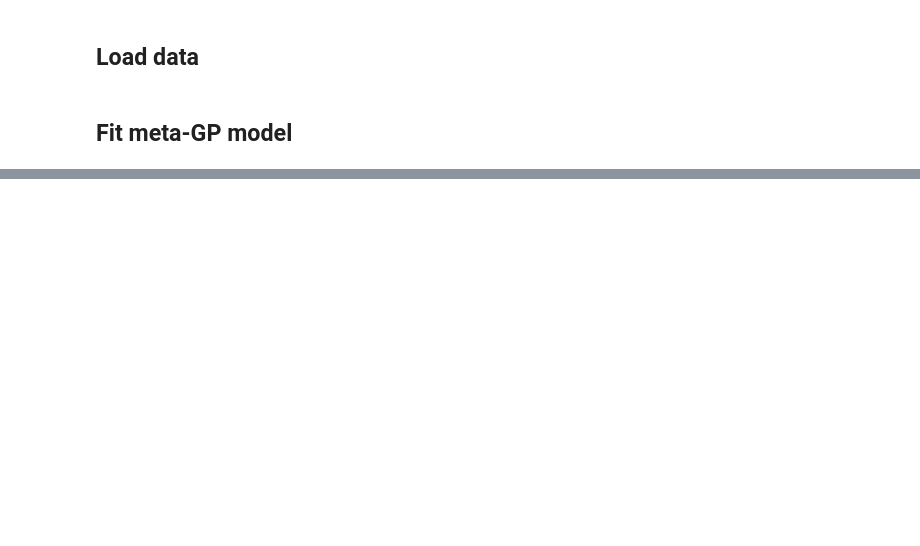
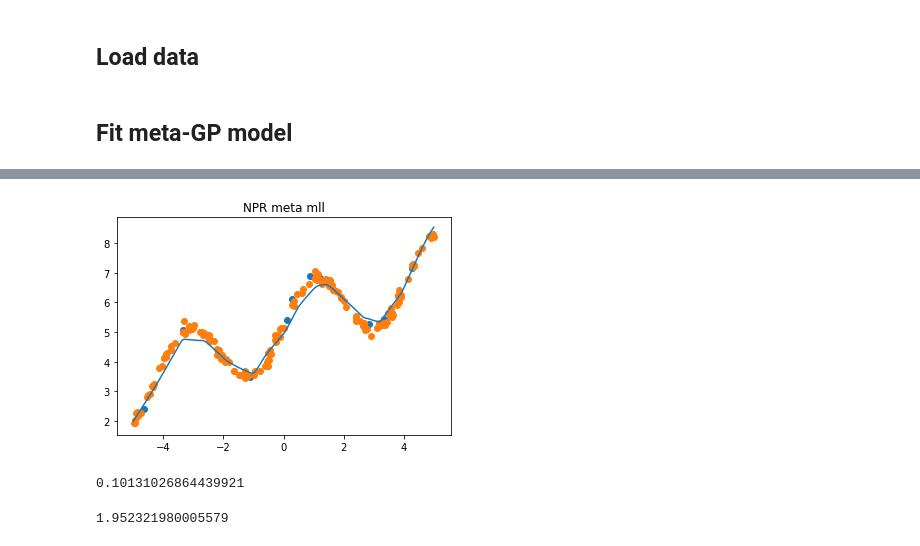
Before and after one commit to jonasrothfuss/meta_learning_pacoh, a Jupyter notebook: notebooks/Neural_process_test.ipynb, the cells around one changed output, grey strips where cells are left out. Saved outputs shown, nothing was run; the diff lists cells and outputs as text; code cells hidden in the pictures; blank space fills up the shorter version.

Commit message:
Add neural process meta-learning class

```diff
--- a/notebooks/Neural_process_test.ipynb
+++ b/notebooks/Neural_process_test.ipynb
@@ -88,0 +348,3 @@ pred_mean, pred_std = meta_gp.predict(context_x=test_context_x, context_y=test_c
+# %%
+meta_np = NPRegressionMetaLearned(meta_train_data=meta_train_data, num_context=5, num_extra_target=5)
+meta_np.meta_fit(valid_tuples=meta_test_data)
@@ -88,0 +370,17 @@ pred_mean, pred_std = meta_gp.predict(context_x=test_context_x, context_y=test_c
+# %%
+test_context_x, test_context_y, test_target_x, test_target_y = meta_test_data[0]
+# %%
+x_plot = np.linspace(-5, 5, num=150)
+x_plot = x_plot[:, np.newaxis]
+pred_mean, pred_std = meta_np.predict(context_x=test_context_x, context_y=test_context_y, test_x=x_plot)
+ucb, lcb = meta_np.confidence_intervals(test_context_x, test_context_y, x_plot, confidence=0.9)
+
+plt.scatter(test_context_x, test_context_y)
+plt.scatter(test_target_x, test_target_y)
+
+plt.plot(x_plot.flatten(), pred_mean.flatten())
+# plt.fill_between(x_plot, lcb, ucb, alpha=0.2)
+plt.title('NPR meta mll')
+plt.show()
+# %% [output]
+[figure, added]
@@ -88,0 +389,6 @@ pred_mean, pred_std = meta_gp.predict(context_x=test_context_x, context_y=test_c
+# %%
+pred_mean, pred_std = meta_np.predict(context_x=test_context_x, context_y=test_context_y, test_x=test_target_x)
+
+((pred_mean.flatten() - test_target_y.flatten())**2).mean()
+# %% [output]
+0.10131026864439921
@@ -88,0 +398,6 @@ pred_mean, pred_std = meta_gp.predict(context_x=test_context_x, context_y=test_c
+# %%
+pred_mean, pred_std = meta_np.predict(context_x=test_context_x, context_y=test_context_y, test_x=test_target_x)
+
+((pred_mean.flatten() - test_target_y.flatten())**2).mean()
+# %% [output]
+1.952321980005579
```
Also changed, not shown: parts of 13 cells of this notebook, 1 other file.
